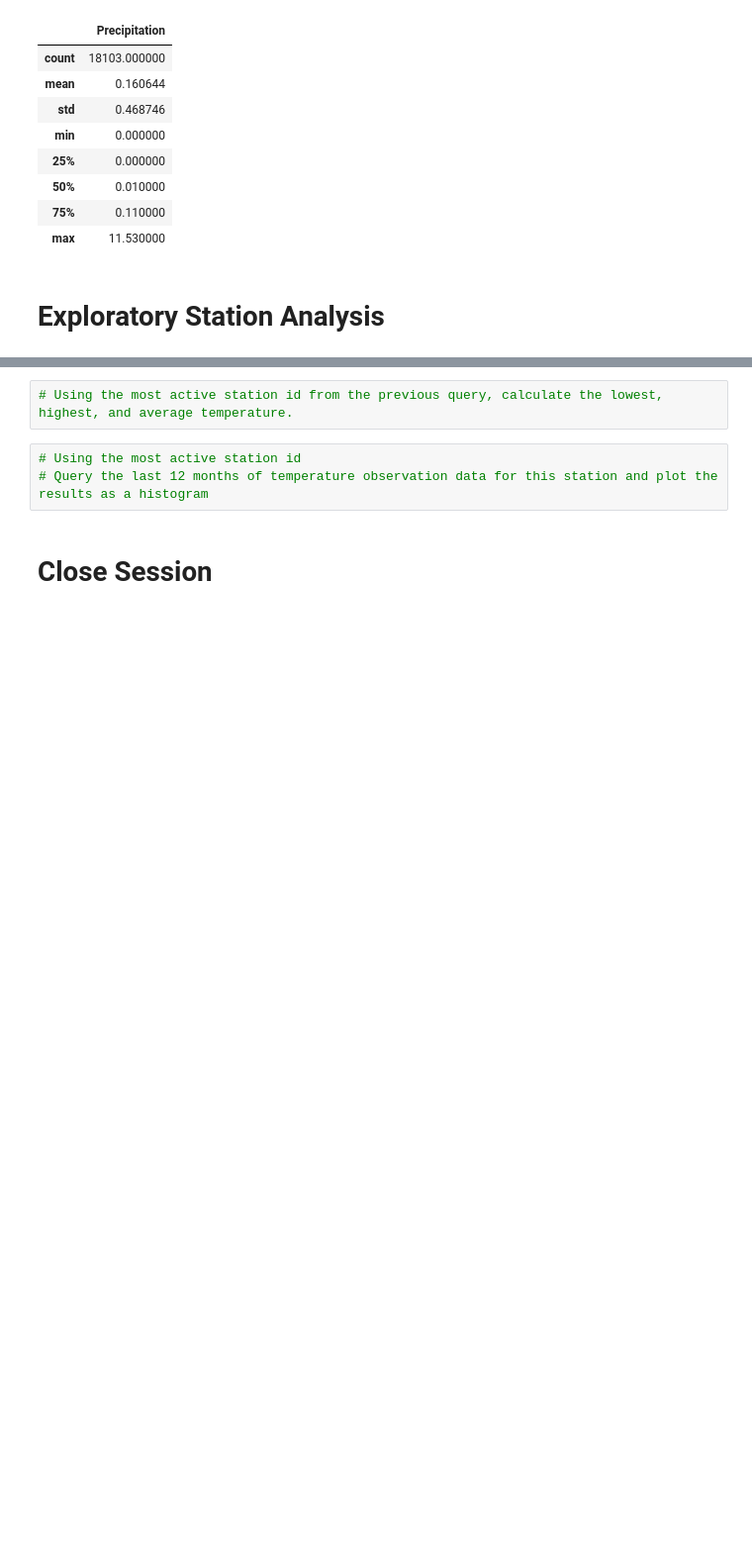
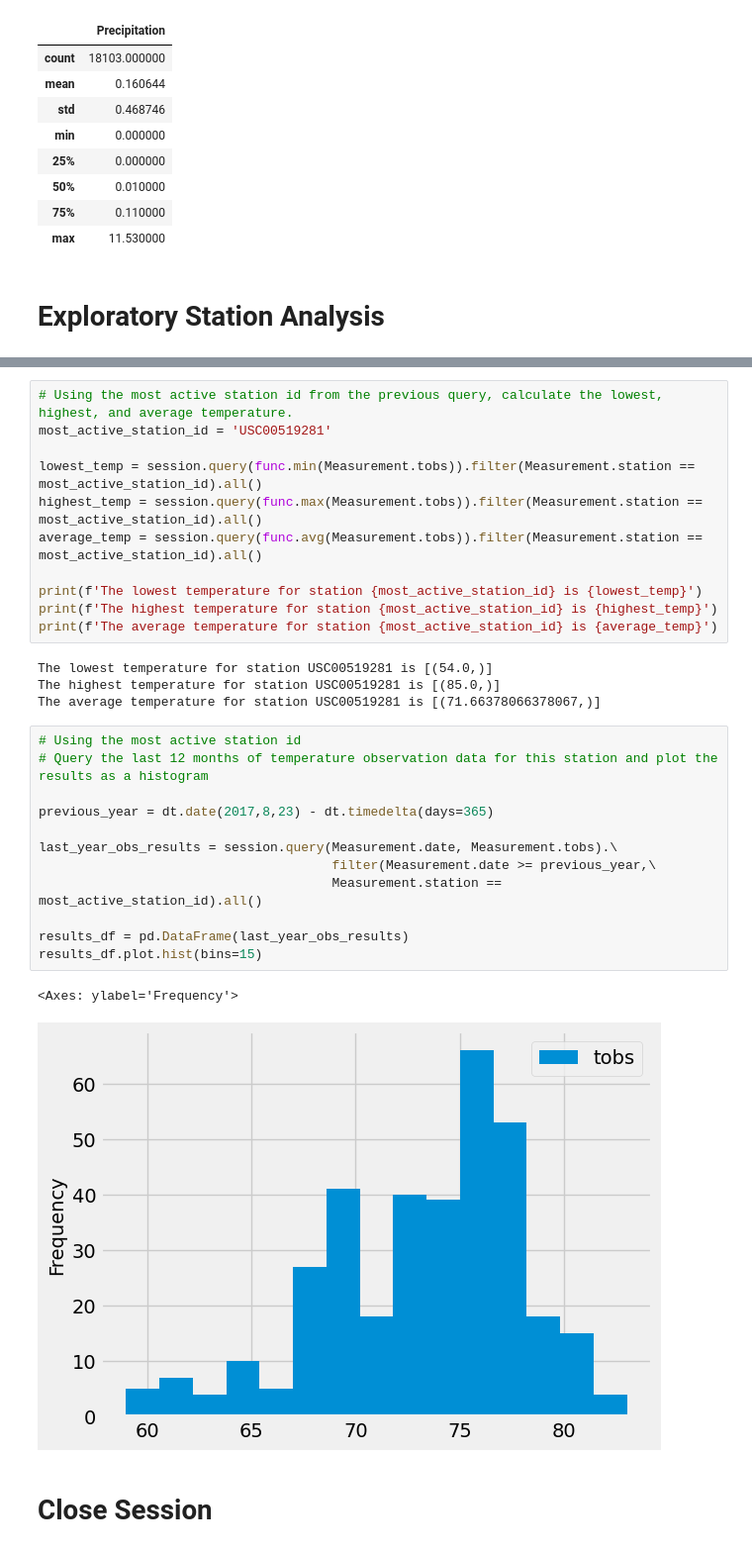
Before and after one commit to TJDavis91/sqlalchemy-challenge, a Jupyter notebook: SurfsUp/climate_starter.ipynb, the cells around one changed output, grey strips where cells are left out. Shown at 99% size. Cells and saved outputs as stored; diff of their text form; blank space fills up the shorter version.

```diff
--- a/SurfsUp/climate_starter.ipynb
+++ b/SurfsUp/climate_starter.ipynb
@@ -98,8 +116,33 @@ df.describe()
-# %%
-# Using the most active station id from the previous query, calculate the lowest, highest, and average temperature.
+# %%
+# Using the most active station id from the previous query, calculate the lowest, highest, and average temperature.
+most_active_station_id = 'USC00519281'
+
+lowest_temp = session.query(func.min(Measurement.tobs)).filter(Measurement.station == most_active_station_id).all()
+highest_temp = session.query(func.max(Measurement.tobs)).filter(Measurement.station == most_active_station_id).all()
+average_temp = session.query(func.avg(Measurement.tobs)).filter(Measurement.station == most_active_station_id).all()
+
+print(f'The lowest temperature for station {most_active_station_id} is {lowest_temp}')
+print(f'The highest temperature for station {most_active_station_id} is {highest_temp}')
+print(f'The average temperature for station {most_active_station_id} is {average_temp}')
+# %% [output]
+The lowest temperature for station USC00519281 is [(54.0,)]
+The highest temperature for station USC00519281 is [(85.0,)]
+The average temperature for station USC00519281 is [(71.66378066378067,)]
 # %%
 # Using the most active station id
 # Query the last 12 months of temperature observation data for this station and plot the results as a histogram
+
+previous_year = dt.date(2017,8,23) - dt.timedelta(days=365)
+
+last_year_obs_results = session.query(Measurement.date, Measurement.tobs).\
+                                      filter(Measurement.date >= previous_year,\
+                                      Measurement.station == most_active_station_id).all()
+
+results_df = pd.DataFrame(last_year_obs_results)
+results_df.plot.hist(bins=15)
+# %% [output]
+<Axes: ylabel='Frequency'>
+[figure, added]
 # %% [markdown]
 # Close Session
 # %%
```
Also changed, not shown: parts of 3 cells of this notebook, 1 other file.
